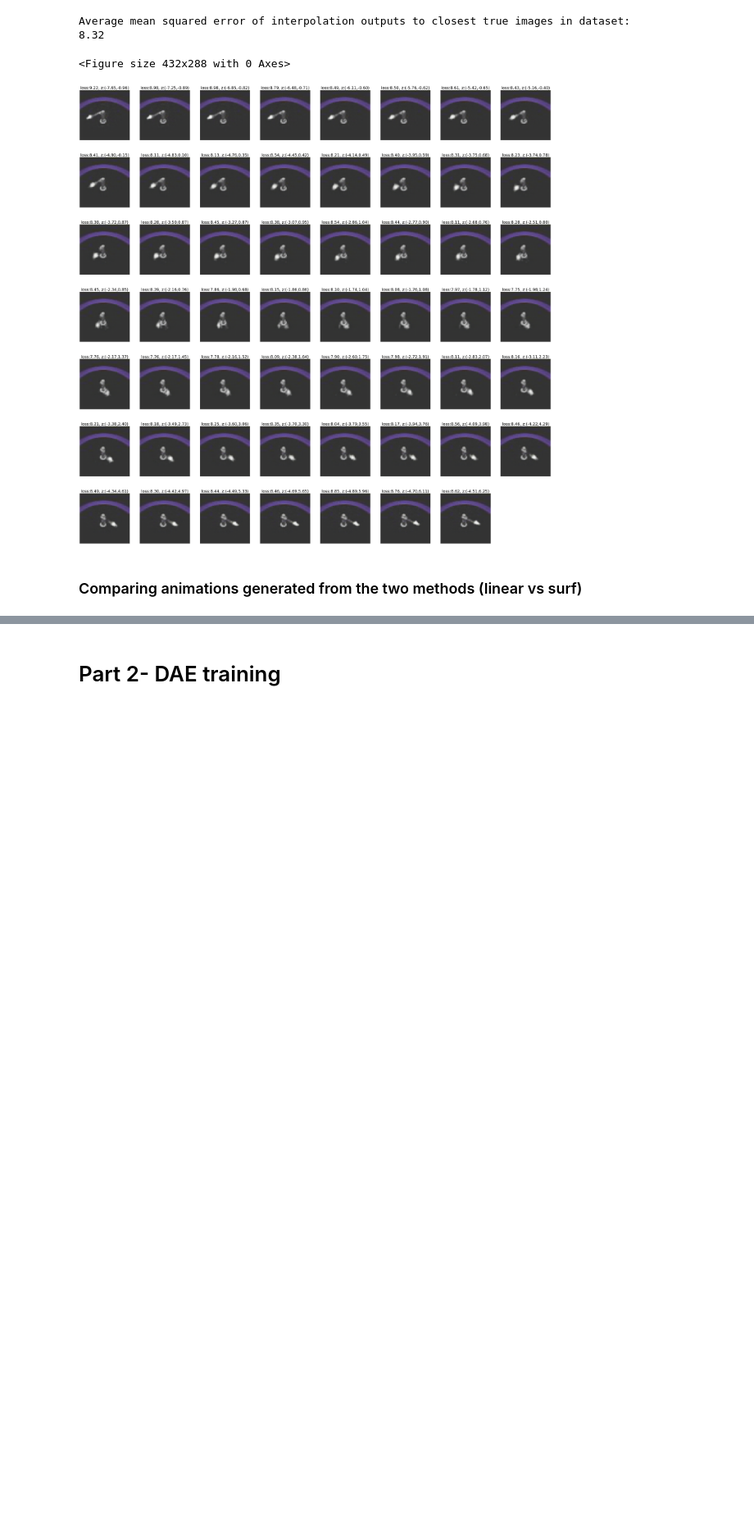
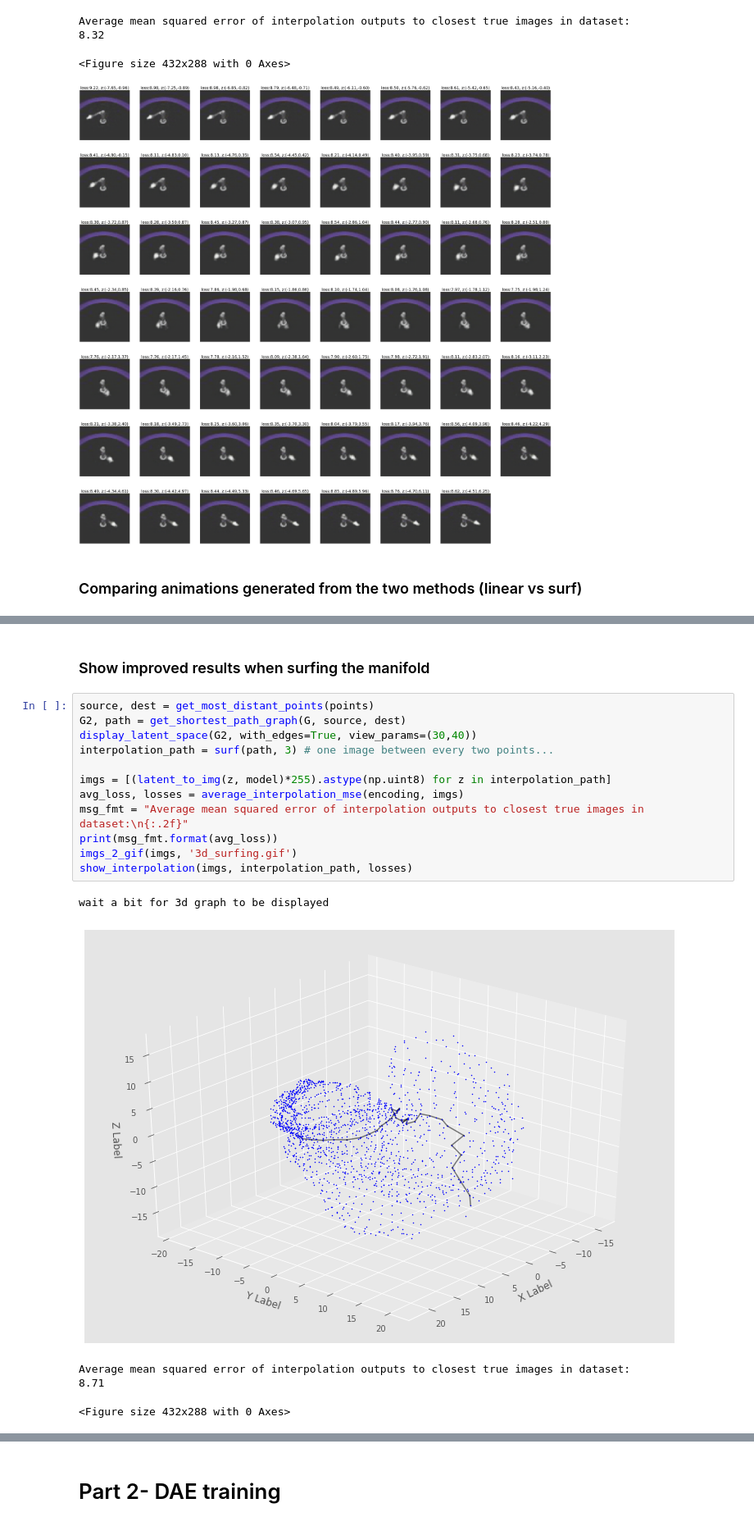
Before and after one commit to Iddoyadlin/DeepLearningCS3598, a Jupyter notebook: graph.ipynb, the cells around one changed output, grey strips where cells are left out. Shown at 82% size. Saved outputs shown, nothing was run; the diff lists cells and outputs as text; blank space fills up the shorter version.

```diff
--- a/graph.ipynb
+++ b/graph.ipynb
@@ -490,0 +556,20 @@ HTML('<div> linear <img src=2d_linear.gif> </img> <img src=2d_surfing.gif> surfi
+# %% [markdown]
+### Show improved results when surfing the manifold
+# %%
+source, dest = get_most_distant_points(points)
+G2, path = get_shortest_path_graph(G, source, dest)
+display_latent_space(G2, with_edges=True, view_params=(30,40))
+interpolation_path = surf(path, 3) # one image between every two points...
+
+imgs = [(latent_to_img(z, model)*255).astype(np.uint8) for z in interpolation_path]
+avg_loss, losses = average_interpolation_mse(encoding, imgs)
+msg_fmt = "Average mean squared error of interpolation outputs to closest true images in dataset:\n{:.2f}"
+print(msg_fmt.format(avg_loss))
+imgs_2_gif(imgs, '3d_surfing.gif')
+show_interpolation(imgs, interpolation_path, losses)
+# %% [output]
+wait a bit for 3d graph to be displayed
+[figure, added]
+Average mean squared error of interpolation outputs to closest true images in dataset:
+8.71
+<Figure size 432x288 with 0 Axes>
```
Also changed, not shown: parts of 11 cells of this notebook.
